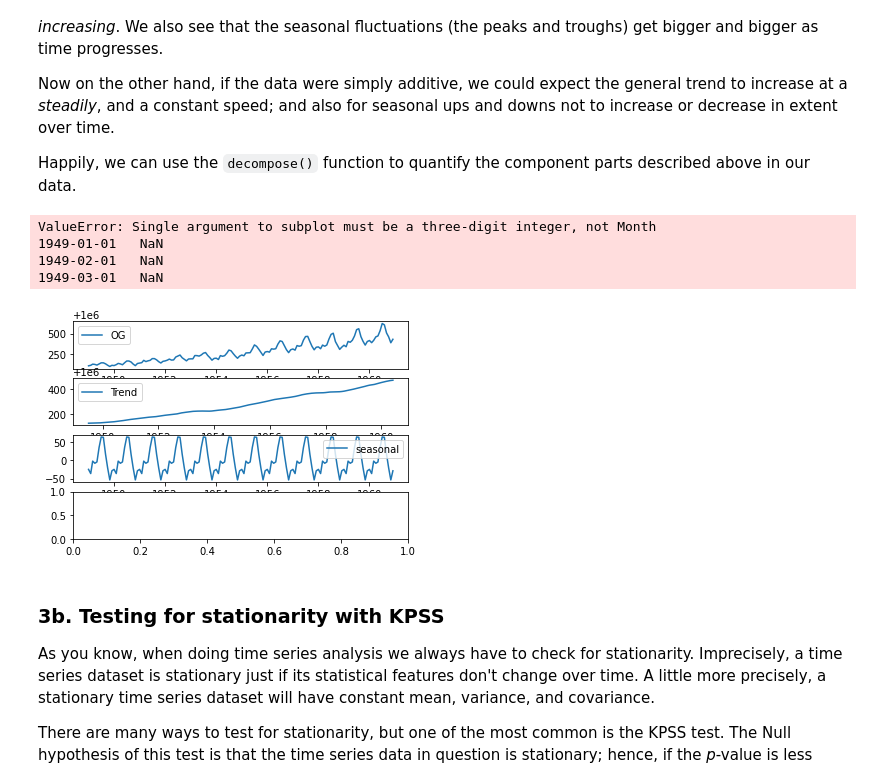
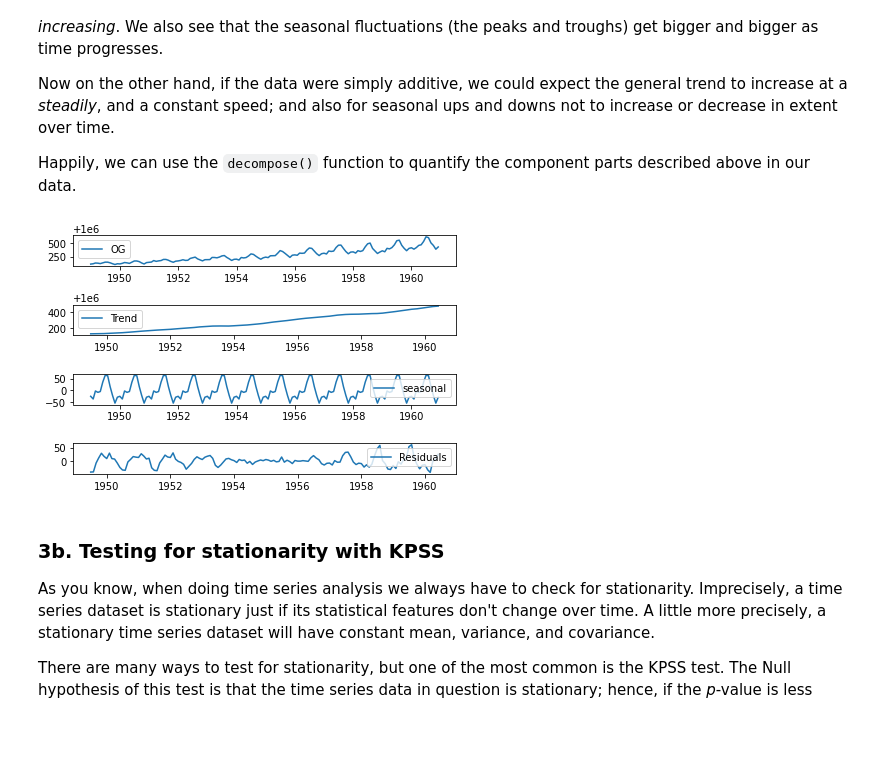
Before and after one commit to LiftedAquatic/Cowboys-Cigrettes---CaseStudy, a Jupyter notebook: Cowboy Cigarettes Case Study - Tier 3.ipynb, the cells around one changed output. Drawn from its saved outputs; the diff is of its cells as text; code cells hidden in the pictures; blank space fills up the shorter version.

```diff
--- a/Cowboy Cigarettes Case Study - Tier 3.ipynb
+++ b/Cowboy Cigarettes Case Study - Tier 3.ipynb
@@ -219,36 +222,32 @@ Happily, we can use the `decompose()` function to quantify the component parts d
 # %%
 from statsmodels.tsa.seasonal import seasonal_decompose
 
 decomp = seasonal_decompose(y)
 
 trend = decomp.trend
 season = decomp.seasonal
 residual = decomp.resid
 
 # Plot the original data, the trend, the seasonality, and the residuals
 
 plt.subplot(411)
 plt.plot(y, label = 'OG')
 plt.legend(loc = 'best')
 
 plt.subplot(412)
 plt.plot(trend, label = 'Trend')
 plt.legend(loc = 'best')
 
 plt.subplot(413)
 plt.plot(season, label = 'seasonal')
 plt.legend(loc = 'best')
 
 plt.subplot(414)
-plt.subplot(residual, label = 'Residuals')
+plt.plot(residual, label = 'Residuals')
 plt.legend(loc = 'best')
 plt.tight_layout()
 # %% [output]
-ValueError: Single argument to subplot must be a three-digit integer, not Month
-1949-01-01   NaN
-1949-02-01   NaN
-1949-03-01   NaN
-[figure, old version]
+[figure, new version]
 # %% [markdown]
 ### 3b. Testing for stationarity with KPSS
 As you know, when doing time series analysis we always have to check for stationarity. Imprecisely, a time series dataset is stationary just if its statistical features don't change over time. A little more precisely, a stationary time series dataset will have constant mean, variance, and covariance.
```
Also changed, not shown: parts of 3 cells of this notebook.
